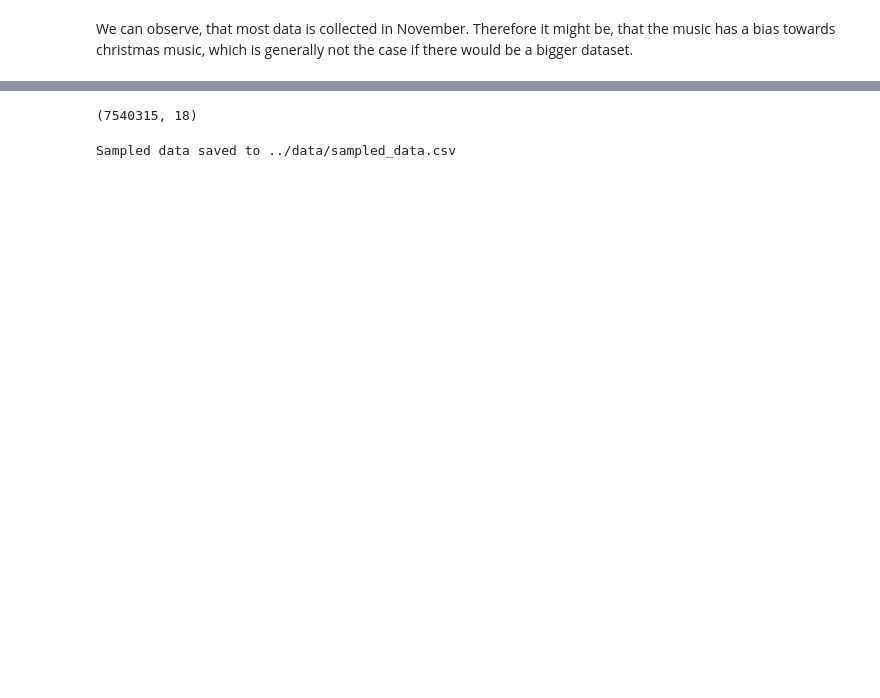
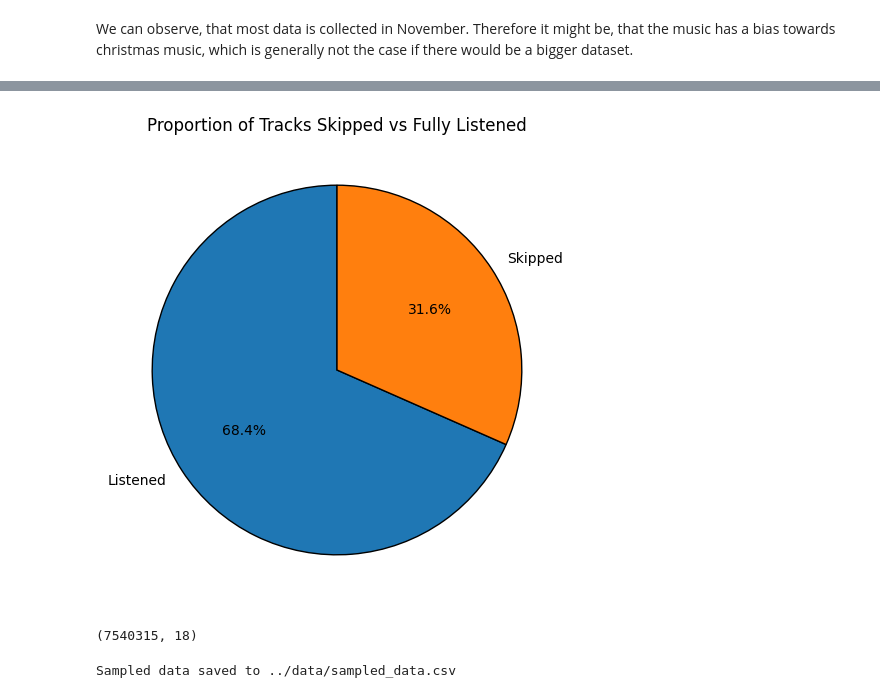
Before and after one commit to cmimholz/recommender-systems-project, a Jupyter notebook: notebooks/eda.ipynb, the cells around one changed output, grey strips where cells are left out. Drawn from its saved outputs; the diff is of its cells as text; code cells hidden in the pictures; blank space fills up the shorter version.

```diff
--- a/notebooks/eda.ipynb
+++ b/notebooks/eda.ipynb
@@ -432,3 +433,29 @@ plt.show()
+# %%
+import matplotlib.pyplot as plt
+import seaborn as sns
+
+
+# Map the values of 'is_listened' to more explicit labels
+data['listening_status'] = data['is_listened'].map({0: 'Skipped', 1: 'Listened'})
+
+# Group by the new 'listening_status' column and count the occurrences
+listened_counts = data.groupby('listening_status').size().reset_index(name='count')
+
+# # Define the labels and colors for the pie chart
+#labels = ['Skipped', 'Fully Listened']
+# colors = sns.color_palette('Blues', len(listened_counts))
+
+# Create the pie chart
+plt.figure(figsize=(8, 6))
+plt.pie(listened_counts['count'], labels=listened_counts['listening_status'] , autopct='%1.1f%%', startangle=90, wedgeprops={'edgecolor': 'black'})
+
+# Add a title
+plt.title('Proportion of Tracks Skipped vs Fully Listened')
+
+# Display the pie chart
+plt.show()
+# %% [output]
+[figure, added]
 # %%
 data.shape
 # %% [output]
```
Also changed, not shown: parts of 29 cells of this notebook, 6 other files.
